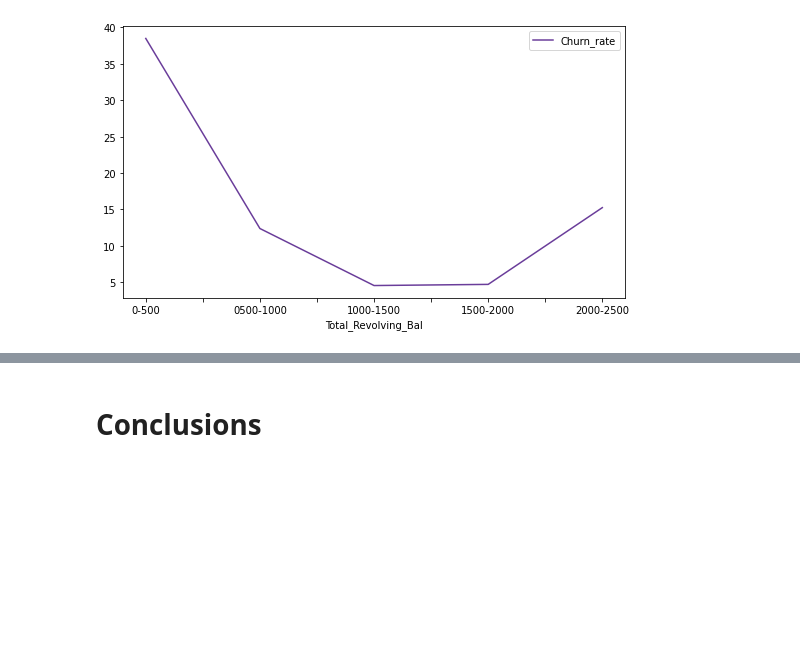
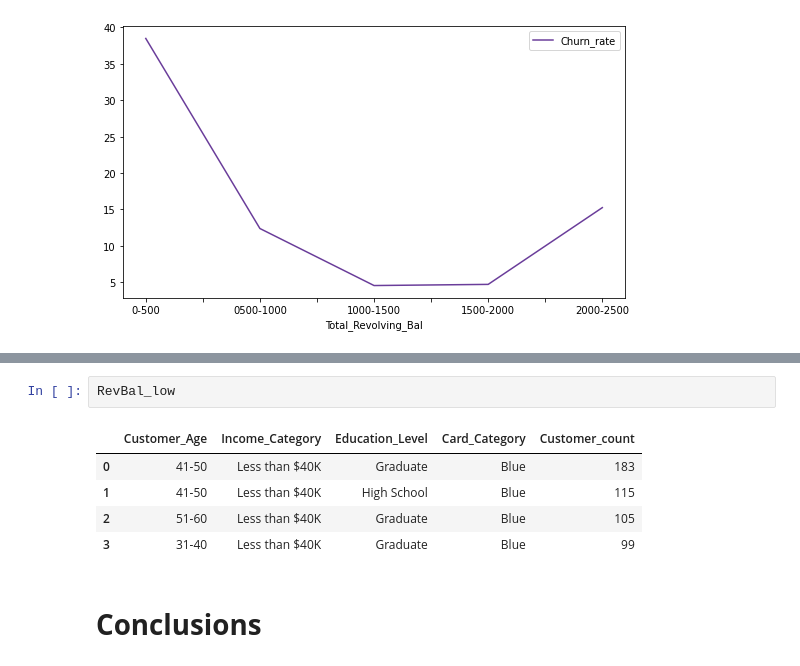
Before and after one commit to zhouchun0105/credit-card-churners, a Jupyter notebook: SUBMIT_creditcard_churners_team1.ipynb, the cells around one changed output, grey strips where cells are left out. Cells and saved outputs as stored; diff of their text form; blank space fills up the shorter version.

```diff
--- a/SUBMIT_creditcard_churners_team1.ipynb
+++ b/SUBMIT_creditcard_churners_team1.ipynb
@@ -736,3 +672,11 @@ Total_Revolving_Bal.plot(kind='line', x='Total_Revolving_Bal', y='Churn_rate', c
+# %%
+RevBal_low
+# %% [output]
+|  | Customer_Age | Income_Category | Education_Level | Card_Category | Customer_count |
+| 0 | 41-50 | Less than $40K | Graduate | Blue | 183 |
+| 1 | 41-50 | Less than $40K | High School | Blue | 115 |
+| 2 | 51-60 | Less than $40K | Graduate | Blue | 105 |
+| 3 | 31-40 | Less than $40K | Graduate | Blue | 99 |
 # %% [markdown]
 # **Conclusions**
 # %% [markdown]
```
Also changed, not shown: parts of 30 cells of this notebook.
